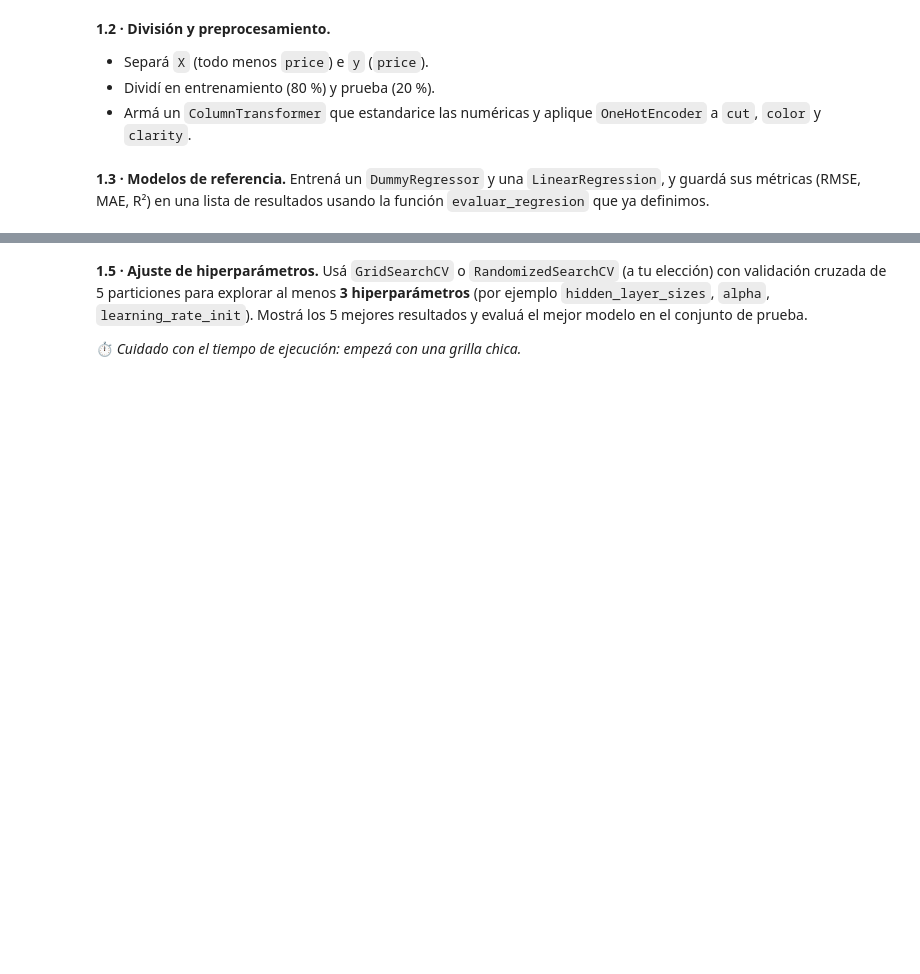
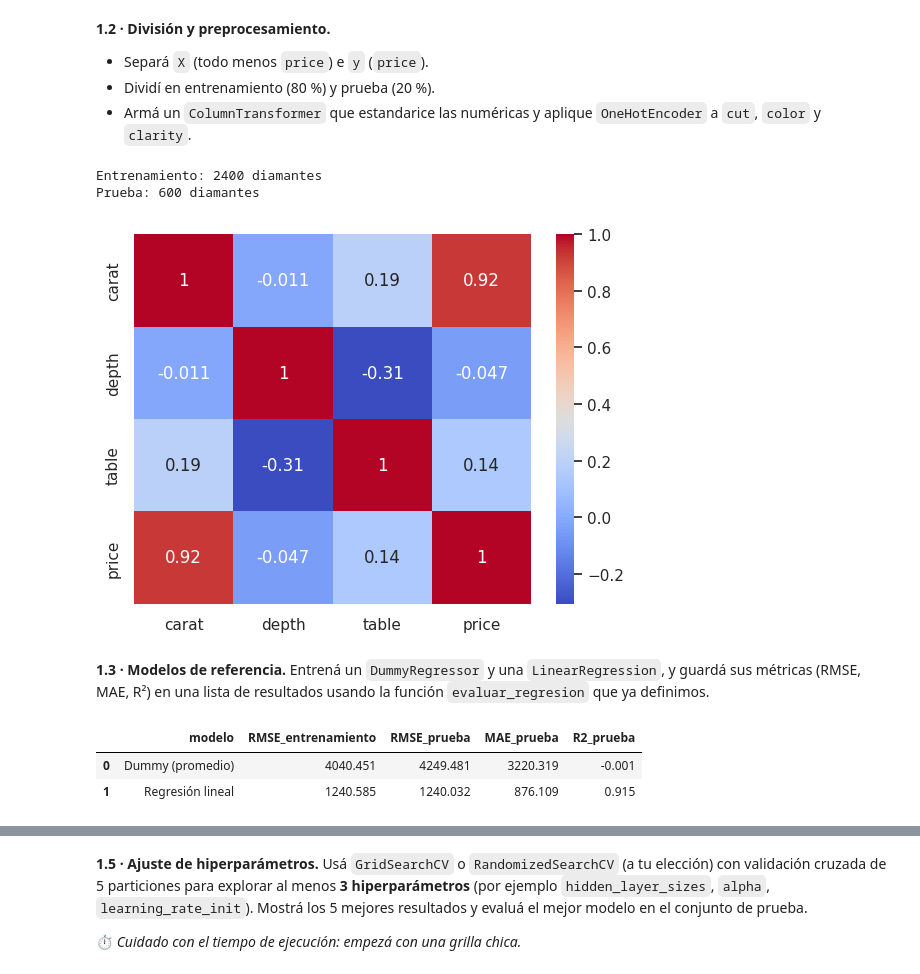
Before and after one commit to SolJosefinaMercado/AprendizajeAutomatico1, a Jupyter notebook: ISSD_AA1_Taller_redes_neuronales_sklearn_regresión.ipynb, the cells around one changed output, grey strips where cells are left out. Saved outputs shown, nothing was run; the diff lists cells and outputs as text; code cells hidden in the pictures; blank space fills up the shorter version.

```diff
--- a/ISSD_AA1_Taller_redes_neuronales_sklearn_regresión.ipynb
+++ b/ISSD_AA1_Taller_redes_neuronales_sklearn_regresión.ipynb
@@ -863,3 +863,15 @@ plt.show()
 # Pista: mirá el "Paso 1" y el "Paso 2" de la Parte 2.
 # cols_num_d = [...]
 # cols_cat_d = [...]
+
+# Separo X e y
+X = df_diam.drop(columns=['price']) #,
+y = df_diam['price']
+
+# Divido en entrenamiento y prueba
+X_train_d, X_test_d, y_train_d, y_test_d = train_test_split(X, y, test_size=0.2, random_state=42)
+print(f"Entrenamiento: {X_train_d.shape[0]} diamantes")
+print(f"Prueba: {X_test_d.shape[0]} diamantes")
+# %% [output]
+Entrenamiento: 2400 diamantes
+Prueba: 600 diamantes
@@ -865,0 +885,7 @@ plt.show()
+# %%
+# @title
+corr = df_diam.drop(columns=['x','y','z']).corr(numeric_only=True)
+sns.heatmap(corr, annot=True, cmap='coolwarm')
+plt.show()
+# %% [output]
+[figure, added]
@@ -870,0 +925,24 @@ plt.show()
+# %%
+# Tu código aquí
+# Pista:
+resultados_diam = []
+# Baseline 1: predice siempre el promedio
+dummy = DummyRegressor(strategy="mean")
+modelo_dummy.fit(X_train_d, y_train_d)
+
+resultados_diam.append(evaluar_regresion(modelo_dummy, X_train_d, y_train_d, X_test_d, y_test_d, "Dummy (promedio)"))
+
+
+# Baseline 2: regresión lineal (dentro de un Pipeline con el mismo preprocesador)
+modelo_lineal = Pipeline([
+    ("prep", preprocesador_diam),
+    ("modelo", LinearRegression())
+])
+modelo_lineal.fit(X_train_d, y_train_d)
+resultados_diam.append(evaluar_regresion(modelo_lineal, X_train_d, y_train_d, X_test_d, y_test_d, "Regresión lineal"))
+
+pd.DataFrame(resultados_diam)
+# %% [output]
+|  | modelo | RMSE_entrenamiento | RMSE_prueba | MAE_prueba | R2_prueba |
+| 0 | Dummy (promedio) | 4040.451 | 4249.481 | 3220.319 | -0.001 |
+| 1 | Regresión lineal | 1240.585 | 1240.032 | 876.109 | 0.915 |
```
Also changed, not shown: parts of 11 cells of this notebook.
